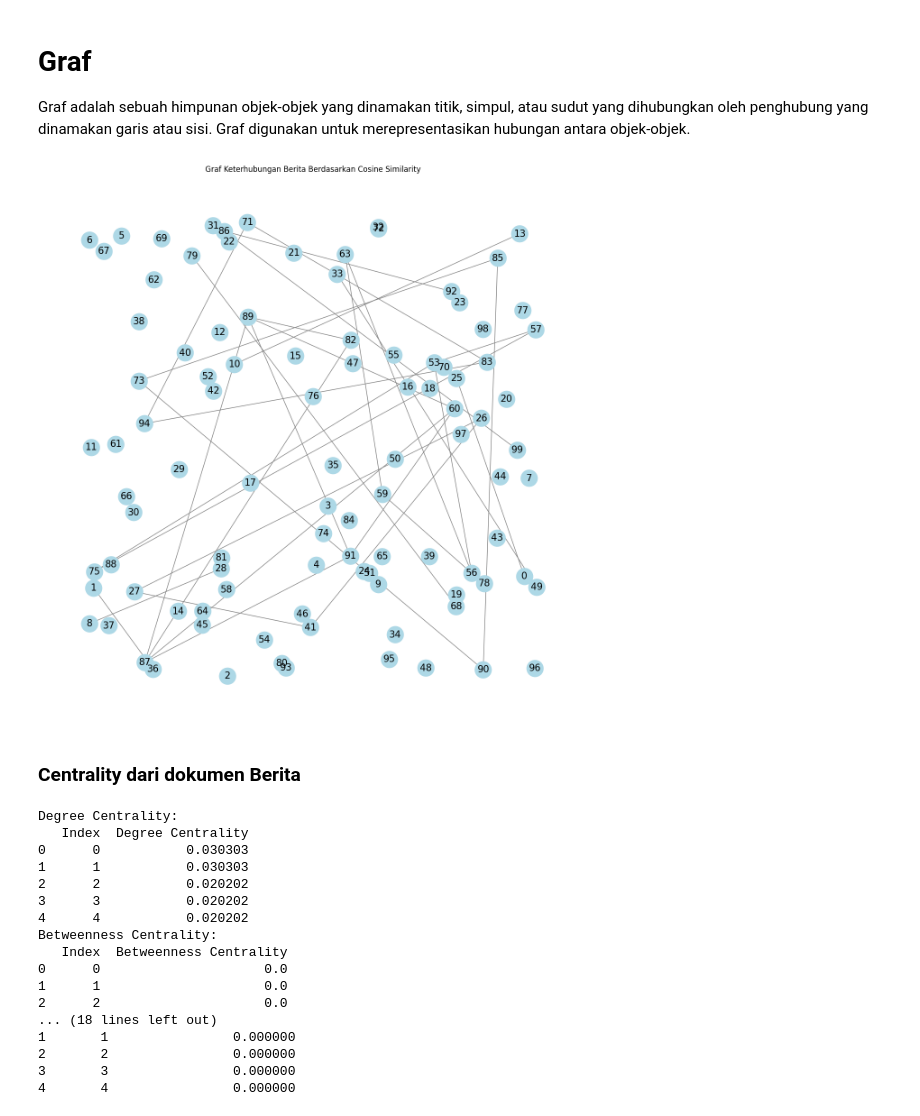
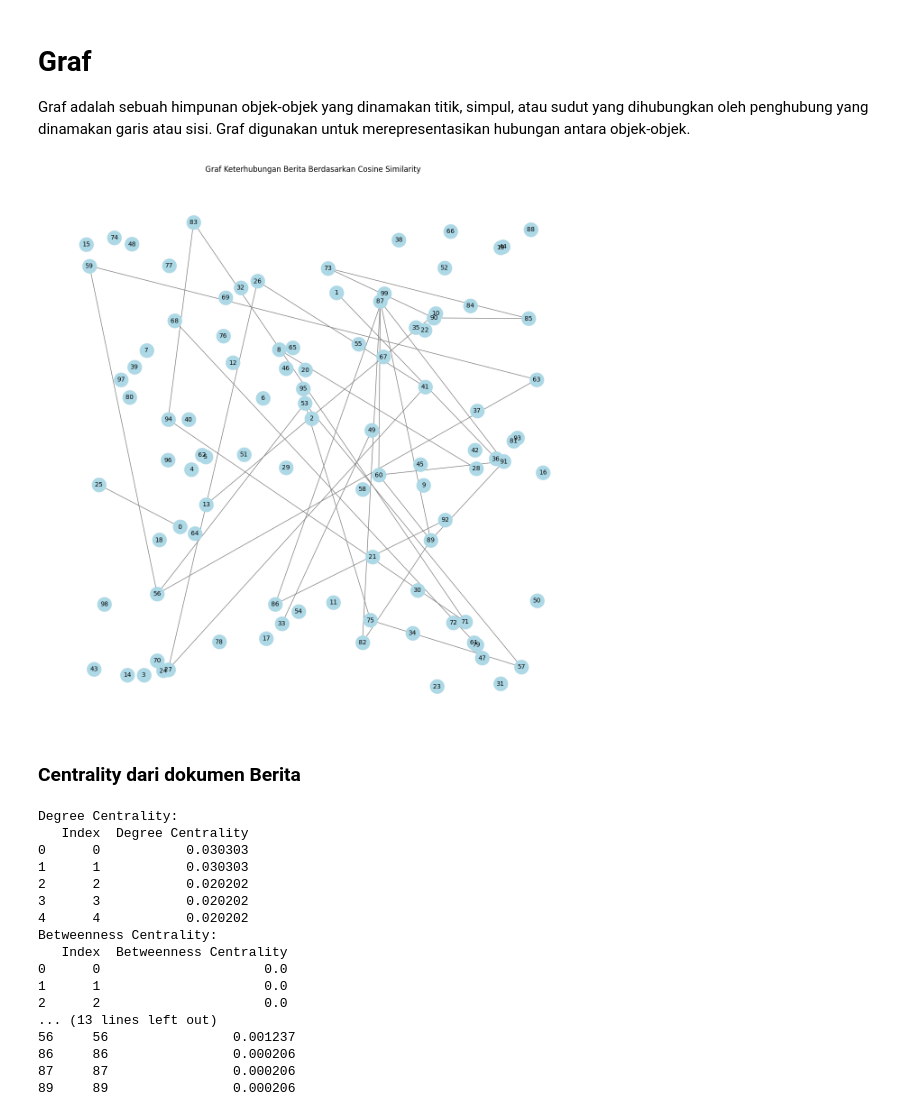
Before and after one commit to RahmaNhz/PPW, a Jupyter notebook: _sources/100beritaToGraf.ipynb, the cells around one changed output. Cells and saved outputs as stored; diff of their text form; code cells hidden in the pictures.

```diff
--- a/_sources/100beritaToGraf.ipynb
+++ b/_sources/100beritaToGraf.ipynb
@@ -127,32 +127,33 @@ Graf adalah sebuah himpunan objek-objek yang dinamakan titik, simpul, atau sudut
 # %%
 import pandas as pd
 import networkx as nx
 import matplotlib.pyplot as plt
 
 # Membuat graf dari matriks biner
-G = nx.from_pandas_adjacency(binary_cosine_sim_df)
+#G = nx.from_pandas_adjacency(binary_cosine_sim_df)
+G = nx.Graph(binary_cosine_sim_df.values)
 
 # Menggambar graf
 plt.figure(figsize=(12, 12))  # Menentukan ukuran figure
 G.remove_edges_from([(u, u) for u in G.nodes()])
 pos = nx.random_layout(G) # Layout untuk visualisasi graf
-nx.draw(G, pos, with_labels=True, node_color='lightblue', node_size=700,
-        font_size=15, font_color='black', edge_color='gray')
+nx.draw(G, pos, with_labels=True, node_color='lightblue', node_size=500,
+        font_size=10, font_color='black', edge_color='gray')
 
 
 
 # Menampilkan graf
 plt.title("Graf Keterhubungan Berita Berdasarkan Cosine Similarity")
 plt.show()
 # %% [output]
-[figure, old version]
+[figure, new version]
 # %% [markdown]
 ### Centrality dari dokumen Berita
 # %%
 import networkx as nx
 import pandas as pd
 
-# Membuat Graph dari matriks biner cosine similarity
+#Graph dari matriks biner cosine similarity
 G = nx.Graph(binary_cosine_sim_df.values)
 
 # Menghitung Degree Centrality
@@ -180,8 +181,8 @@ print("Closeness Centrality:")
 print(closeness_centrality_df.head())
 
 # Menemukan berita dengan Degree Centrality tertinggi
-top_degree = betweenness_centrality_df.nlargest(10, 'Betweenness Centrality')
-print("\nTop 10 Berita dengan Betweenness Centrality Tertinggi:")
+top_degree = betweenness_centrality_df.nlargest(5, 'Betweenness Centrality')
+print("\nTop 5 Berita dengan Betweenness Centrality Tertinggi:")
 print(top_degree)
 # %% [output]
 Degree Centrality:
@@ -196,11 +197,11 @@ Betweenness Centrality:
 0      0                     0.0
 1      1                     0.0
 2      2                     0.0
-... (18 lines left out)
-1       1                0.000000
-2       2                0.000000
-3       3                0.000000
-4       4                0.000000
+... (13 lines left out)
+56     56                0.001237
+86     86                0.000206
+87     87                0.000206
+89     89                0.000206
 # %%
 import networkx as nx
 import matplotlib.pyplot as plt
```
Also changed, not shown: parts of 1 cell of this notebook, 14 other files.
